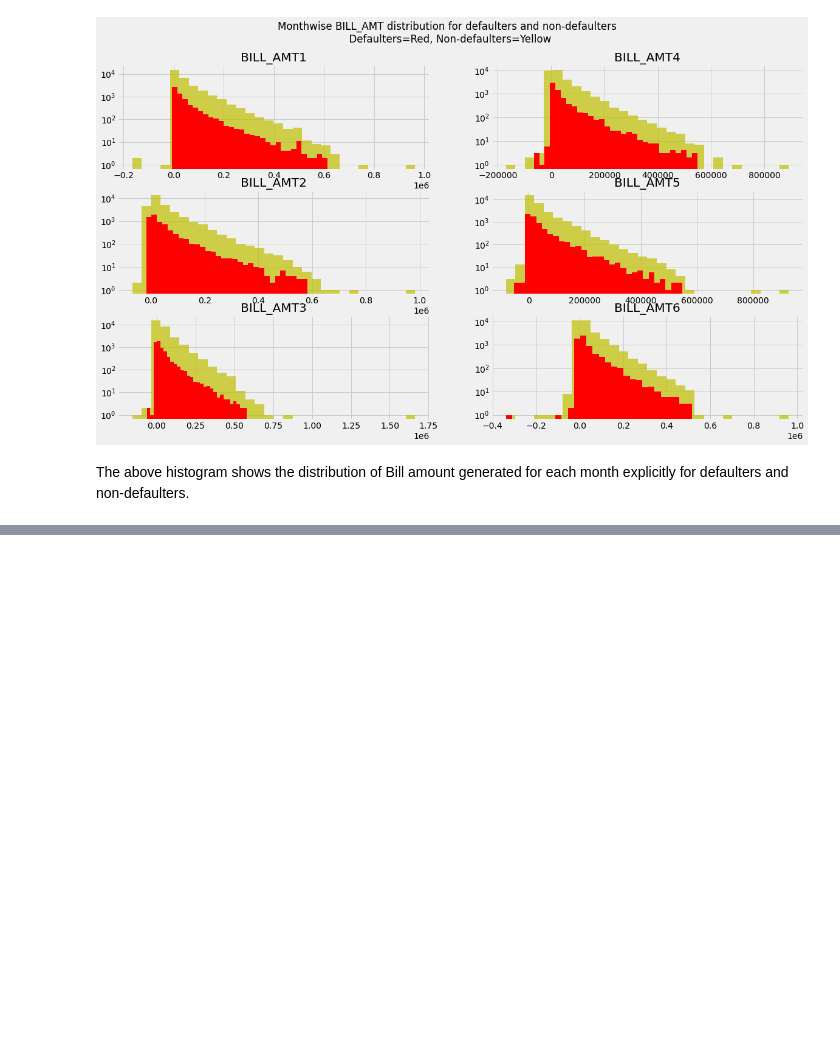
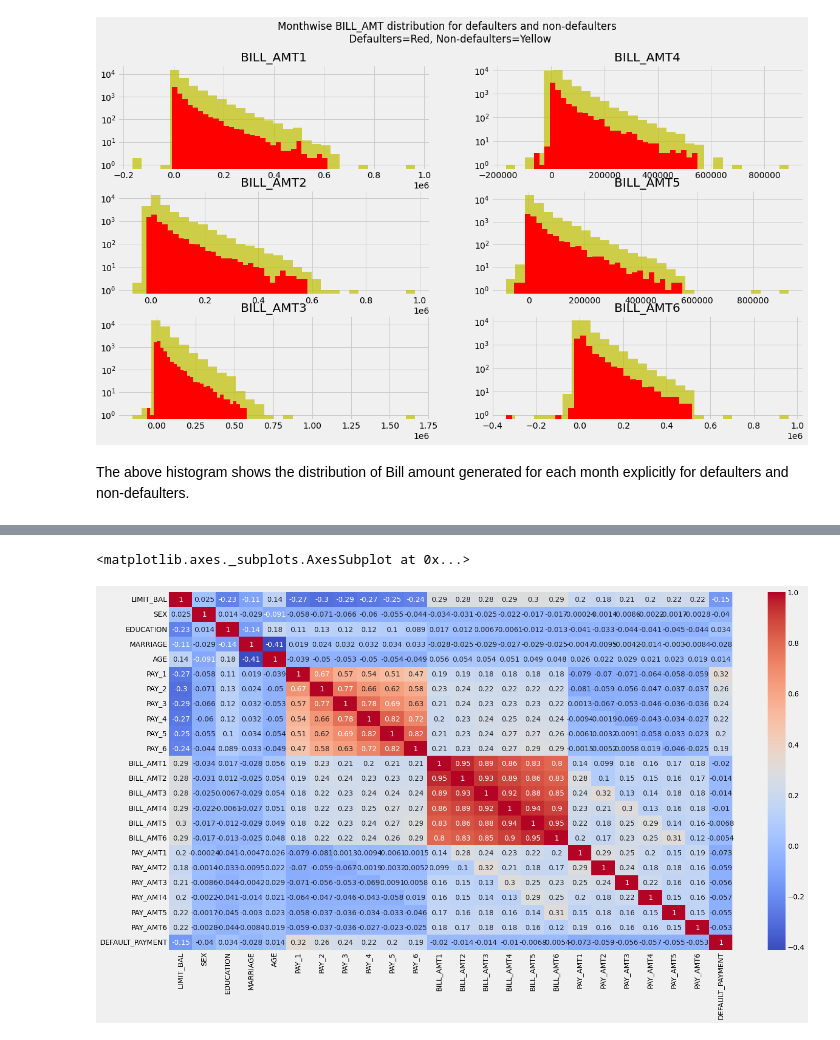
Before and after one commit to Anupam8858/Credit-Card-Default-Prediction, a Jupyter notebook: Credit_Card_Default_Prediction_Capstone_Project.ipynb, the cells around one changed output, grey strips where cells are left out. Saved outputs shown, nothing was run; the diff lists cells and outputs as text; code cells hidden in the pictures; blank space fills up the shorter version.

```diff
--- a/Credit_Card_Default_Prediction_Capstone_Project.ipynb
+++ b/Credit_Card_Default_Prediction_Capstone_Project.ipynb
@@ -319,0 +333,7 @@ The above histogram shows the distribution of Bill amount generated for each mon
+# %%
+# Finding the correlation between different attribute
+plt.figure(figsize=(22,12))
+sns.heatmap(dataset.corr(),annot=True,cmap="coolwarm")
+# %% [output]
+<matplotlib.axes._subplots.AxesSubplot at 0x...>
+[figure, added]
```
Also changed, not shown: parts of 5 cells of this notebook.
